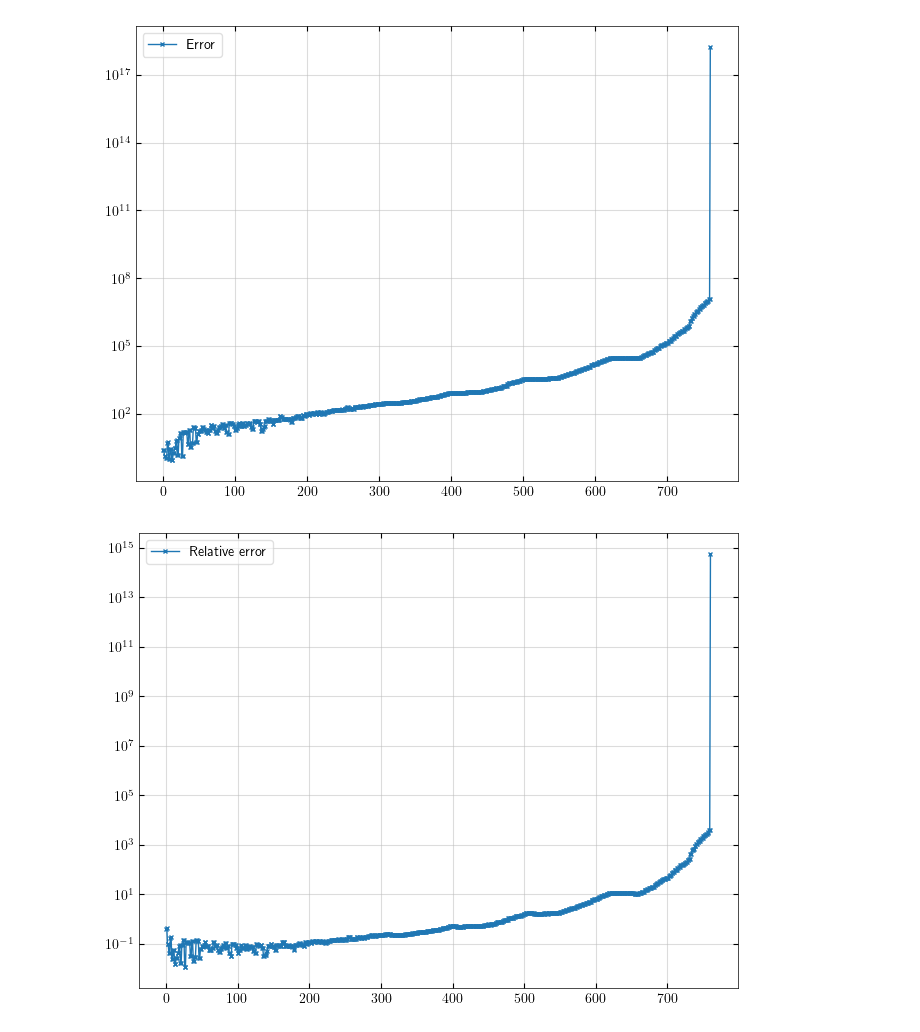
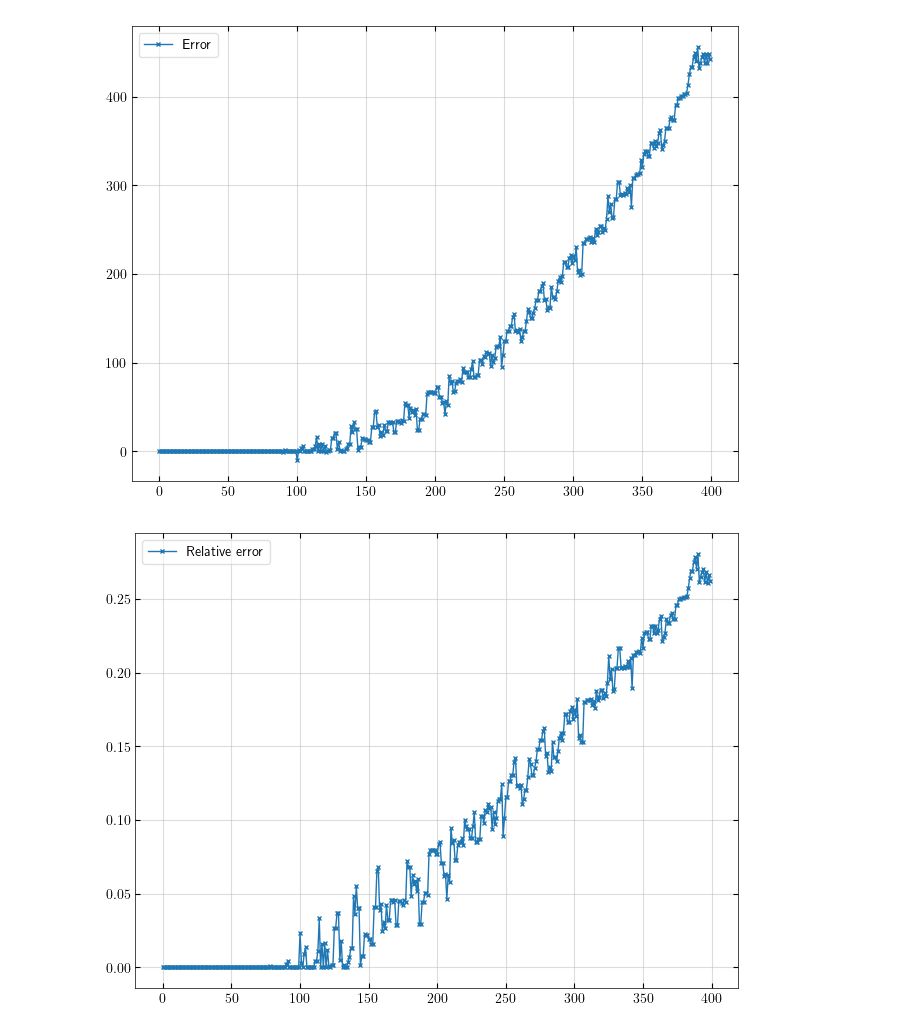
Before and after one commit to PyrooL/quantum-stadium, a Jupyter notebook: src/postprocessing.ipynb, the cells around one changed output. Saved outputs shown, nothing was run; the diff lists cells and outputs as text; code cells hidden in the pictures.

```diff
--- a/src/postprocessing.ipynb
+++ b/src/postprocessing.ipynb
@@ -82,8 +71,14 @@ if geometry == "square":
 elif geometry == "semicircle":
     exact = np.sort(np.ravel([jn_zeros(n, 100)**2 for n in range(1, 100)]))
 elif geometry == "circle":
-    exact = np.sort(np.ravel([jn_zeros(n, 100)**2 for n in range(0, 100) for polarization in ["x", "y"]]))
+    exact = np.sort(np.ravel(np.concatenate([
+        [jn_zeros(0, 100)**2],
+        [jn_zeros(n, 100)**2 for n in range(1, 100) for polarization in ["x", "y"]]])))
 
 exact = exact[:len(eigval_abs_sort)]
 
 rel_error = (eigval_abs_sort - exact) / exact
+
+print("   Exact,       Numerical")
+for i in range(40):
+    print(f"{i}: {exact[i]:.6f}, {eigval_abs_sort[i]:.6f}")
@@ -90,18 +103,22 @@ rel_error = (eigval_abs_sort - exact) / exact
 # %%
 xlim = 400 #len(eigval_abs)//3
+log = False
+
 plt.figure()
 plt.plot(eigval_abs_sort[:xlim], marker='x', markersize=5, linewidth=1, label = "numerical")
 plt.plot(exact[:xlim], marker = 'o', markersize = 2, linewidth=1, linestyle = ":", label = "exact")
 plt.legend()
 
 plt.figure()
-plt.plot(eigval_abs_sort - exact, marker='x', markersize=3, linewidth=1, label = 'Error')
-plt.yscale('log')
+plt.plot(eigval_abs_sort[:xlim] - exact[:xlim], marker='x', markersize=3, linewidth=1, label = 'Error')
+if log:
+    plt.yscale('log')
 plt.legend()
 
 plt.figure()
-plt.plot(rel_error, marker='x', markersize=3, linewidth=1, label = 'Relative error')
-plt.yscale('log')
+plt.plot(np.abs(rel_error[:xlim]), marker='x', markersize=3, linewidth=1, label = 'Relative error')
+if log:
+    plt.yscale('log')
 plt.legend()
 
 plt.show()
@@ -110,5 +127,5 @@ plt.show()
-[figure, old version]
+[figure, new version]
-[figure, old version]
+[figure, new version]
 # %%
 def plot_interpolated(x, y, z):
 
```
Also changed, not shown: parts of 5 cells of this notebook, 3 other files.
